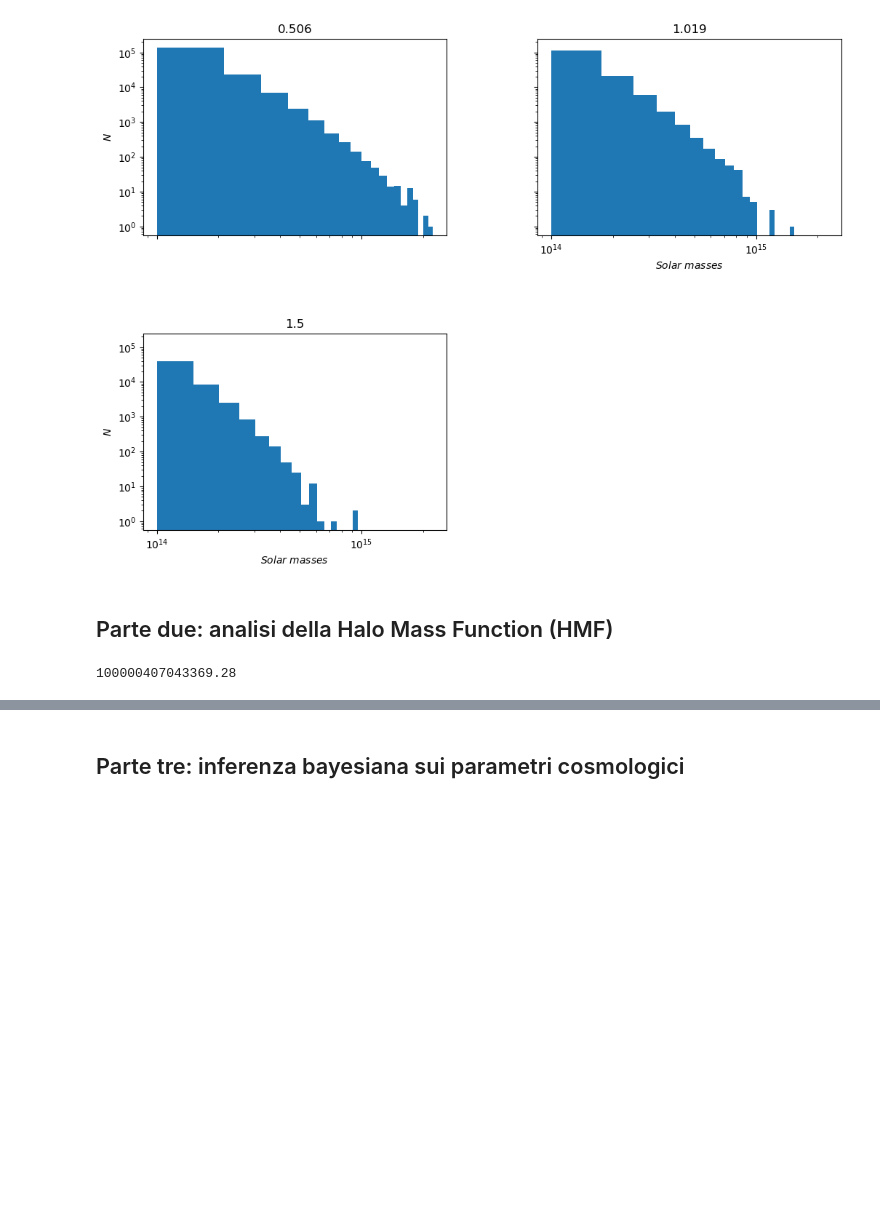
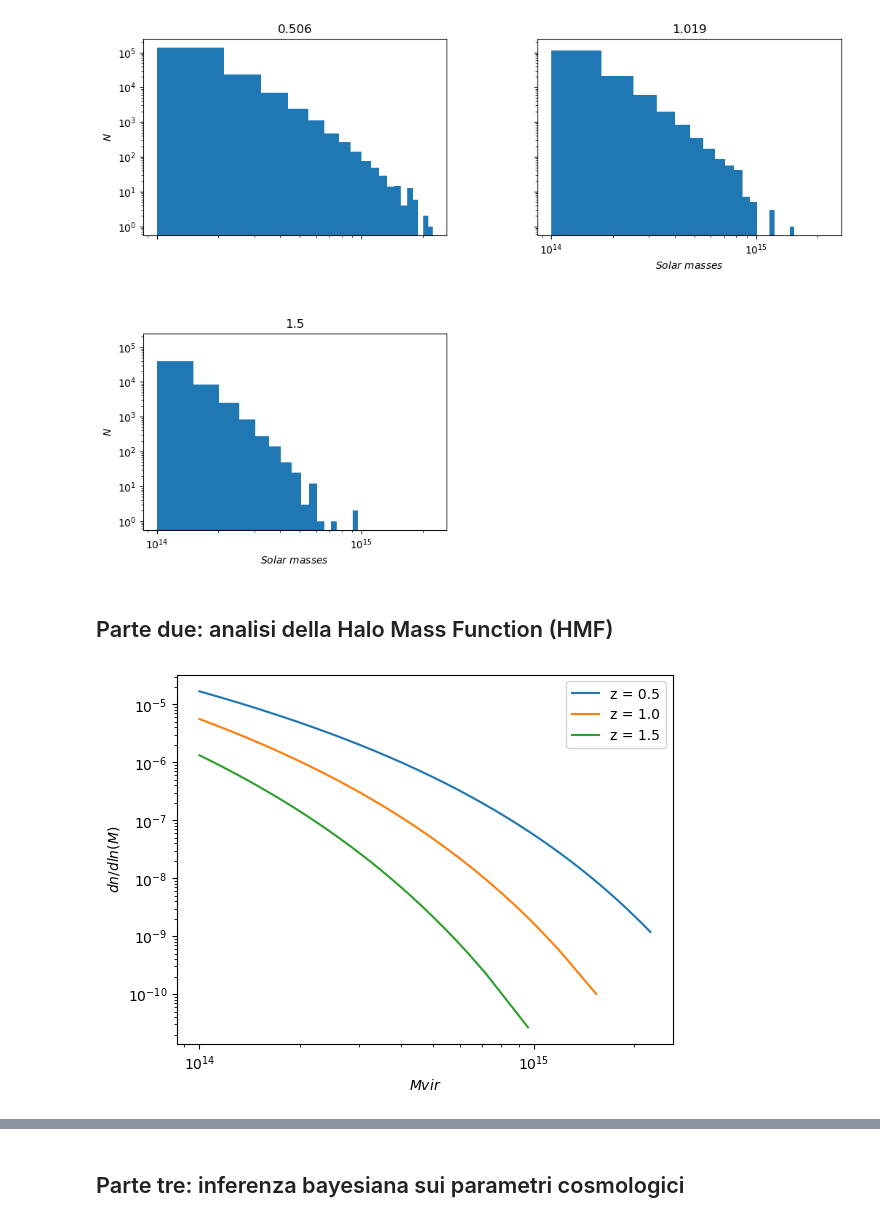
Before and after one commit to basagliuz/Esame_TRMD, a Jupyter notebook: HMF.ipynb, the cells around one changed output, grey strips where cells are left out. Drawn from its saved outputs; the diff is of its cells as text; code cells hidden in the pictures; blank space fills up the shorter version.

```diff
--- a/HMF.ipynb
+++ b/HMF.ipynb
@@ -79,16 +78,3 @@ plt.show()
 [figure]
 # %% [markdown]
 ## Parte due: analisi della Halo Mass Function (HMF)
-# %%
-z = [euclid_ammassi['z'].iloc[0],
-     euclid_ammassi['z'].iloc[168897],
-     euclid_ammassi['z'].iloc[310904]]
-# print(z)
-
-M = [0, 0, 0]
-M[0] = np.sort(euclid_ammassi['mass'].iloc[:168897])
-M[1] = np.sort(euclid_ammassi['mass'].iloc[168897:310904])
-M[2] = np.sort(euclid_ammassi['mass'].iloc[168897:310904])
-print(M[0].min())
-# %% [output]
-100000407043369.28
@@ -94,0 +83,11 @@ print(M[0].min())
+# %%
+import numpy as np
+
+z = [0.506, 1.019, 1.500]
+
+ec0 = euclid_ammassi.drop(euclid_ammassi[euclid_ammassi['z'] != z[0]].index)
+ec1 = euclid_ammassi.drop(euclid_ammassi[euclid_ammassi['z'] != z[1]].index)
+ec2 = euclid_ammassi.drop(euclid_ammassi[euclid_ammassi['z'] != z[2]].index)
+
+mass = [np.sort(ec0['mass']), np.sort(ec1['mass']), np.sort(ec2['mass'])]
+vol = [ec0['vol'].mean(), ec1['vol'].mean(), ec2['vol'].mean()]
@@ -94,0 +99,15 @@ print(M[0].min())
+# %%
+from colossus.lss import mass_function
+
+plt.figure()
+plt.xlabel('$Mvir$')
+plt.ylabel('$dn/dln(M)$')
+plt.loglog()
+for i in range(len(z)):
+    mfunc = mass_function.massFunction(mass[i], z[i], mdef = 'vir',
+                                       model = 'despali16', q_out = 'dndlnM')
+    plt.plot(mass[i], mfunc, label = 'z = %.1f' % (z[i]))
+plt.legend()
+plt.show()
+# %% [output]
+[figure, added]
```
Also changed, not shown: parts of 32 cells of this notebook.
